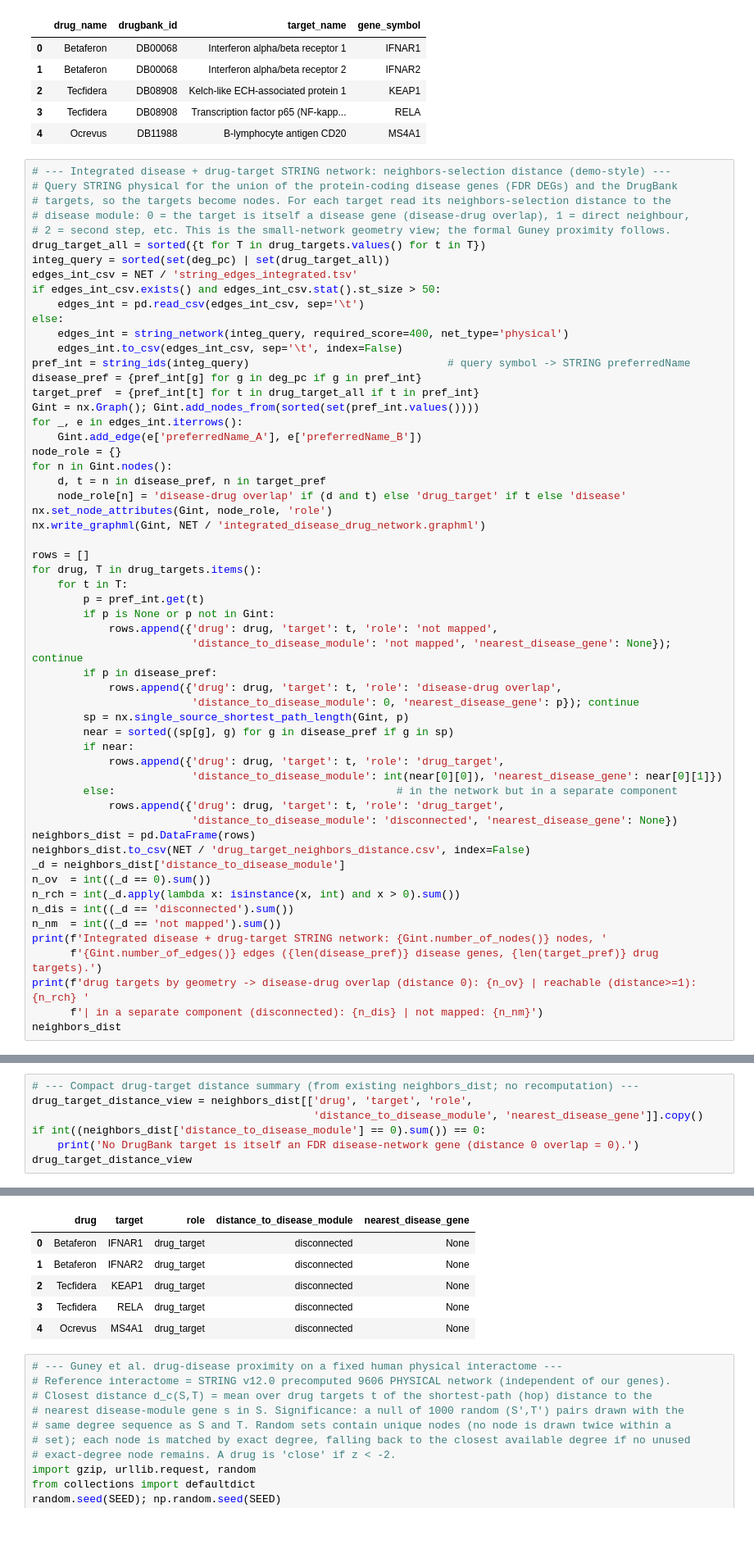
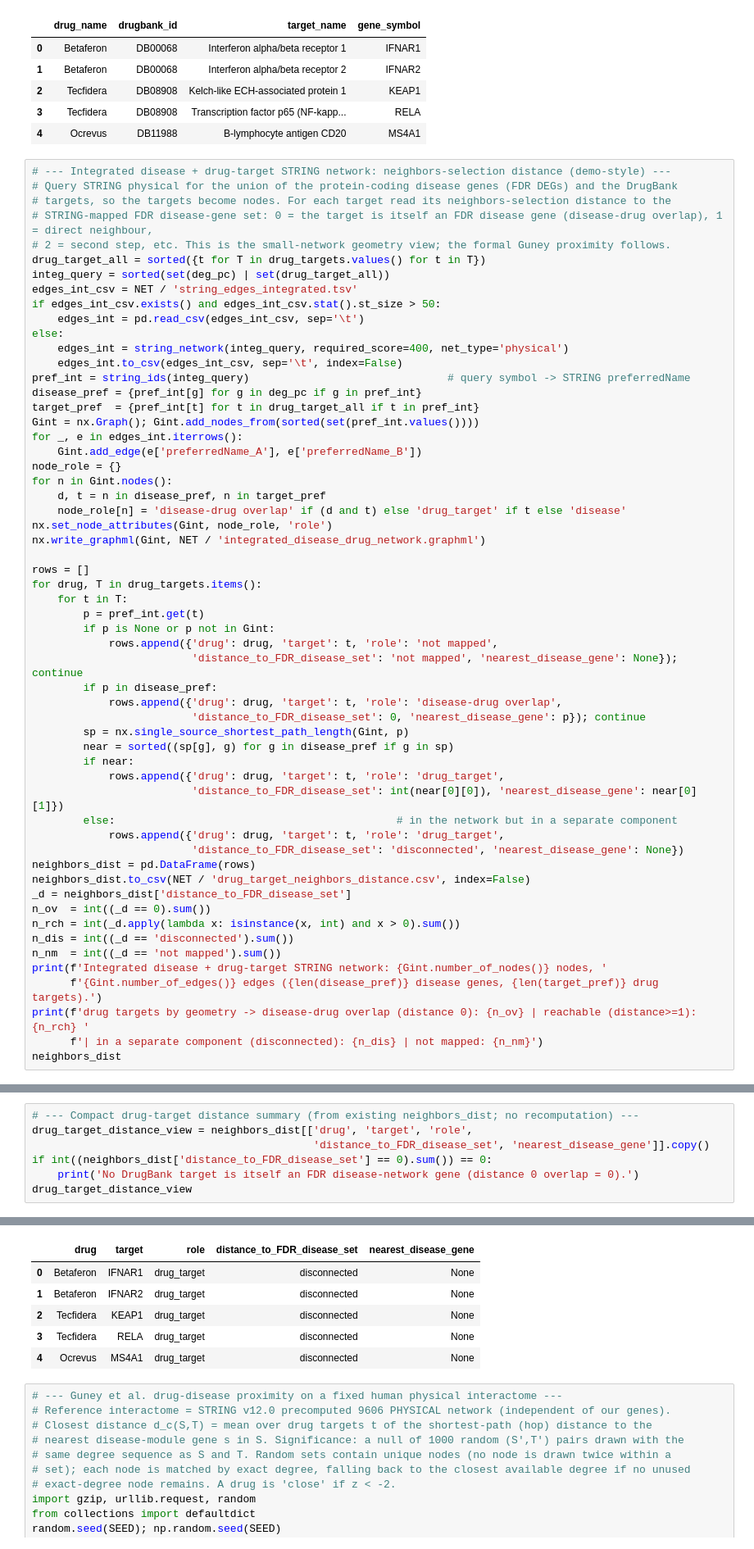
Before and after one commit to ilegul/ms-cd4, a Jupyter notebook: notebooks/BSB_CD4_MS_assignment.ipynb, the cells around one changed output, grey strips where cells are left out. Shown at 82% size. Cells and saved outputs as stored; diff of their text form.

```diff
--- a/notebooks/BSB_CD4_MS_assignment.ipynb
+++ b/notebooks/BSB_CD4_MS_assignment.ipynb
@@ -2068,7 +2036,7 @@ DrugBank target sets used for the network analysis: {'Betaferon': ['IFNAR1', 'IF
 # --- Integrated disease + drug-target STRING network: neighbors-selection distance (demo-style) ---
 # Query STRING physical for the union of the protein-coding disease genes (FDR DEGs) and the DrugBank
 # targets, so the targets become nodes. For each target read its neighbors-selection distance to the
-# disease module: 0 = the target is itself a disease gene (disease-drug overlap), 1 = direct neighbour,
+# STRING-mapped FDR disease-gene set: 0 = the target is itself an FDR disease gene (disease-drug overlap), 1 = direct neighbour,
 # 2 = second step, etc. This is the small-network geometry view; the formal Guney proximity follows.
 drug_target_all = sorted({t for T in drug_targets.values() for t in T})
 integ_query = sorted(set(deg_pc) | set(drug_target_all))
@@ -2097,21 +2065,21 @@ for drug, T in drug_targets.items():
         p = pref_int.get(t)
         if p is None or p not in Gint:
             rows.append({'drug': drug, 'target': t, 'role': 'not mapped',
-                         'distance_to_disease_module': 'not mapped', 'nearest_disease_gene': None}); continue
+                         'distance_to_FDR_disease_set': 'not mapped', 'nearest_disease_gene': None}); continue
         if p in disease_pref:
             rows.append({'drug': drug, 'target': t, 'role': 'disease-drug overlap',
-                         'distance_to_disease_module': 0, 'nearest_disease_gene': p}); continue
+                         'distance_to_FDR_disease_set': 0, 'nearest_disease_gene': p}); continue
         sp = nx.single_source_shortest_path_length(Gint, p)
         near = sorted((sp[g], g) for g in disease_pref if g in sp)
         if near:
             rows.append({'drug': drug, 'target': t, 'role': 'drug_target',
-                         'distance_to_disease_module': int(near[0][0]), 'nearest_disease_gene': near[0][1]})
+                         'distance_to_FDR_disease_set': int(near[0][0]), 'nearest_disease_gene': near[0][1]})
         else:                                            # in the network but in a separate component
             rows.append({'drug': drug, 'target': t, 'role': 'drug_target',
-                         'distance_to_disease_module': 'disconnected', 'nearest_disease_gene': None})
+                         'distance_to_FDR_disease_set': 'disconnected', 'nearest_disease_gene': None})
 neighbors_dist = pd.DataFrame(rows)
 neighbors_dist.to_csv(NET / 'drug_target_neighbors_distance.csv', index=False)
-_d = neighbors_dist['distance_to_disease_module']
+_d = neighbors_dist['distance_to_FDR_disease_set']
 n_ov  = int((_d == 0).sum())
 n_rch = int(_d.apply(lambda x: isinstance(x, int) and x > 0).sum())
 n_dis = int((_d == 'disconnected').sum())
@@ -2175,13 +2145,13 @@ fixed STRING physical interactome.
 # %%
 # --- Compact drug-target distance summary (from existing neighbors_dist; no recomputation) ---
 drug_target_distance_view = neighbors_dist[['drug', 'target', 'role',
-                                            'distance_to_disease_module', 'nearest_disease_gene']].copy()
-if int((neighbors_dist['distance_to_disease_module'] == 0).sum()) == 0:
+                                            'distance_to_FDR_disease_set', 'nearest_disease_gene']].copy()
+if int((neighbors_dist['distance_to_FDR_disease_set'] == 0).sum()) == 0:
     print('No DrugBank target is itself an FDR disease-network gene (distance 0 overlap = 0).')
 drug_target_distance_view
 # %% [output]
 No DrugBank target is itself an FDR disease-network gene (distance 0 overlap = 0).
-|  | drug | target | role | distance_to_disease_module | nearest_disease_gene |
+|  | drug | target | role | distance_to_FDR_disease_set | nearest_disease_gene |
 | 0 | Betaferon | IFNAR1 | drug_target | disconnected | None |
 | 1 | Betaferon | IFNAR2 | drug_target | disconnected | None |
 | 2 | Tecfidera | KEAP1 | drug_target | disconnected | None |
```
Also changed, not shown: parts of 19 cells of this notebook, 11 other files.
